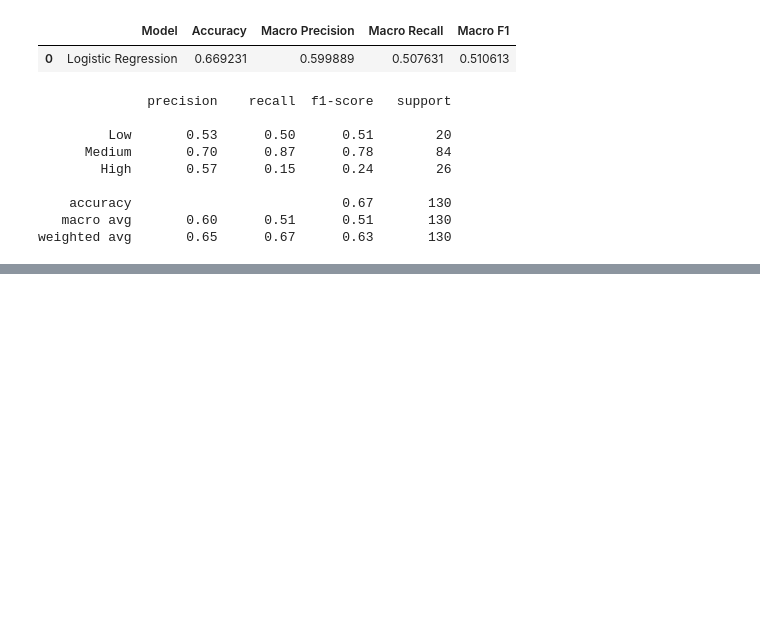
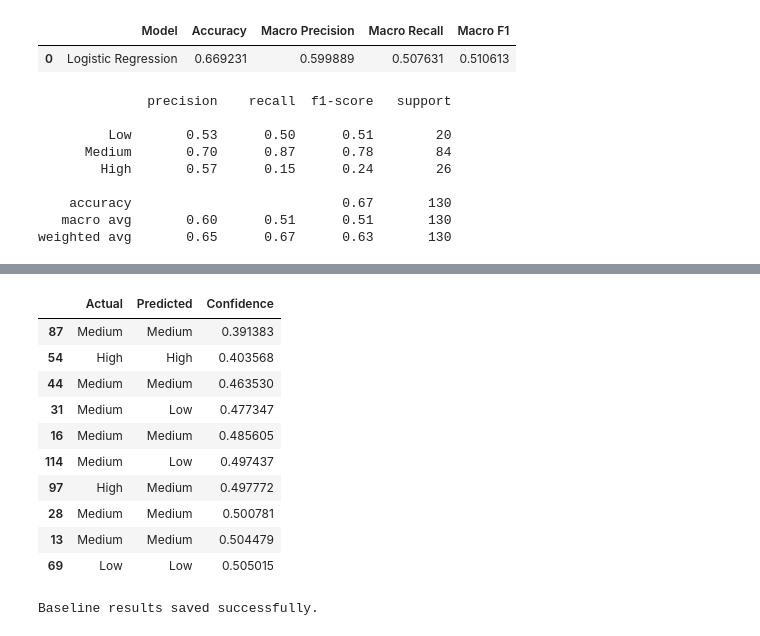
Before and after one commit to lightcode01-oss/IYB_INTERNSHIP, a Jupyter notebook: Day_08_Baseline_Classification_Model.ipynb, the cells around one changed output, grey strips where cells are left out. Saved outputs shown, nothing was run; the diff lists cells and outputs as text; code cells hidden in the pictures; blank space fills up the shorter version.

```diff
--- a/Day_08_Baseline_Classification_Model.ipynb
+++ b/Day_08_Baseline_Classification_Model.ipynb
@@ -347,0 +491,26 @@ weighted avg       0.65      0.67      0.63       130
+# %%
+confidence_df.sort_values(
+    by="Confidence",
+    ascending=True
+).head(10)
+# %% [output]
+|  | Actual | Predicted | Confidence |
+| 87 | Medium | Medium | 0.391383 |
+| 54 | High | High | 0.403568 |
+| 44 | Medium | Medium | 0.463530 |
+| 31 | Medium | Low | 0.477347 |
+| 16 | Medium | Medium | 0.485605 |
+| 114 | Medium | Low | 0.497437 |
+| 97 | High | Medium | 0.497772 |
+| 28 | Medium | Medium | 0.500781 |
+| 13 | Medium | Medium | 0.504479 |
+| 69 | Low | Low | 0.505015 |
+# %%
+baseline_results.to_csv(
+    "day_08_baseline_results.csv",
+    index=False
+)
+
+print("Baseline results saved successfully.")
+# %% [output]
+Baseline results saved successfully.
```
Also changed, not shown: parts of 12 cells of this notebook.
